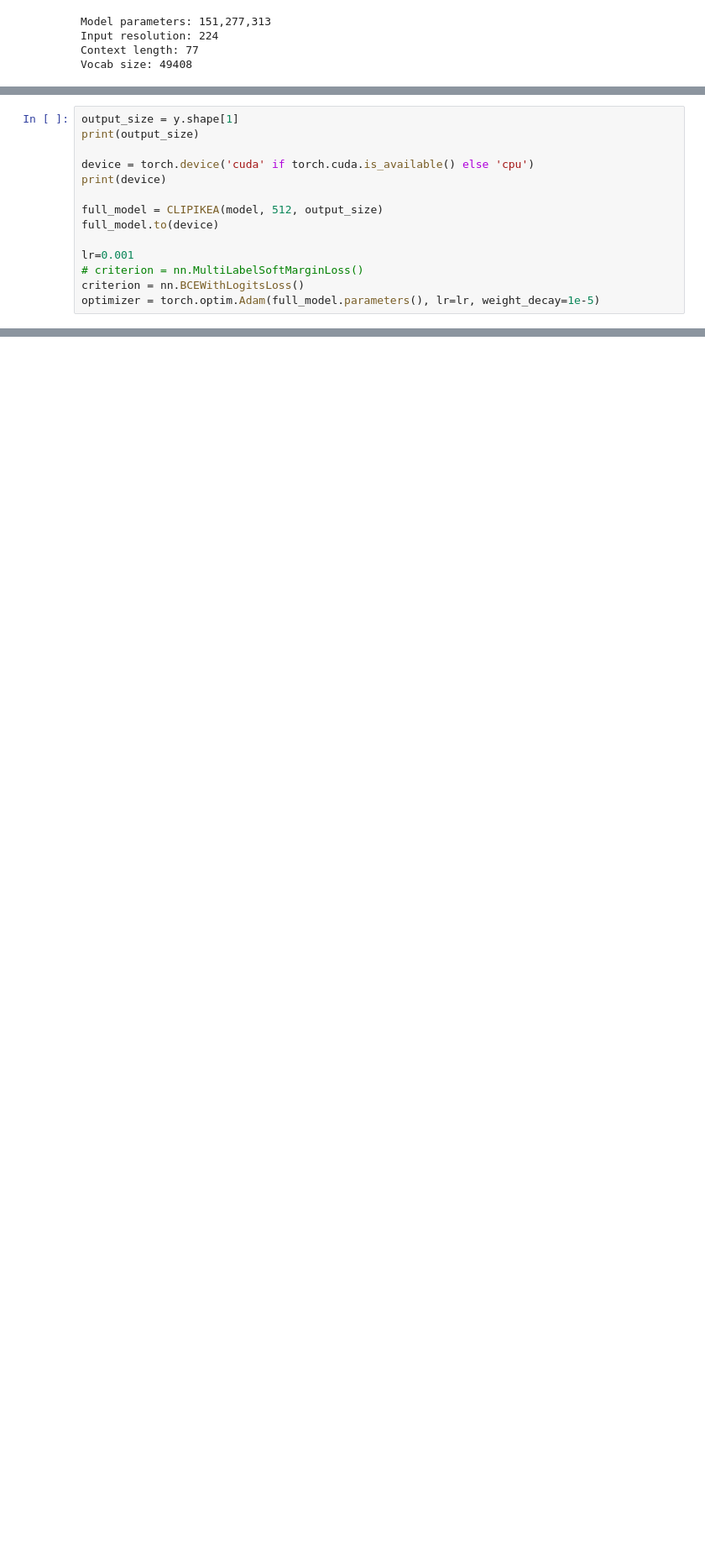
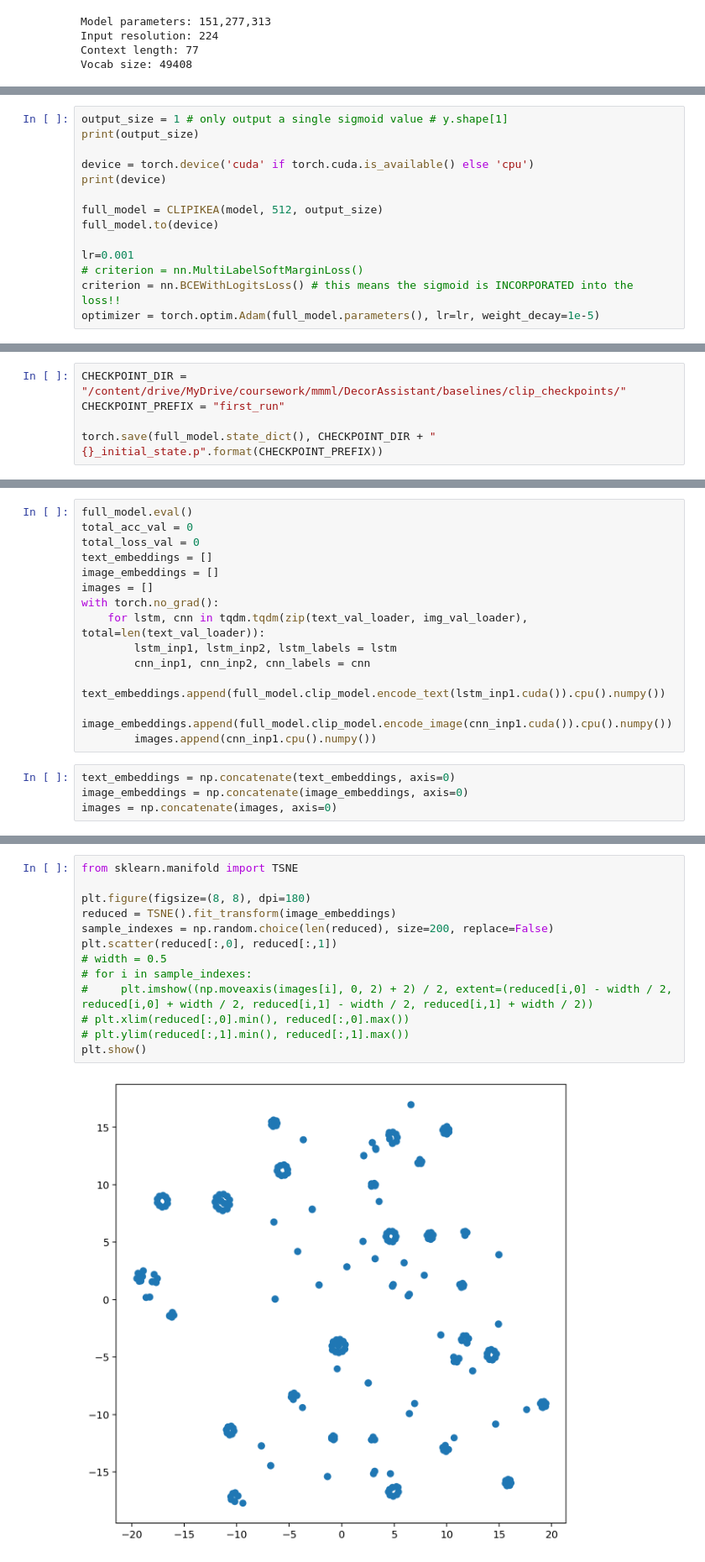
Before and after one commit to MichaelYxWang/DecorAssistant, a Jupyter notebook: baselines/CLIP_finetuning.ipynb, the cells around one changed output, grey strips where cells are left out. Shown: that part at 84% size. Saved outputs shown, nothing was run; the diff lists cells and outputs as text; blank space fills up the shorter version.

Commit message:
Make sure training/val products don't overlap; fix bugs in fine-tuning CLIP

```diff
--- a/baselines/CLIP_finetuning.ipynb
+++ b/baselines/CLIP_finetuning.ipynb
@@ -208,7 +301,7 @@ class CLIPIKEA(nn.Module):
 
         return out
 # %%
-output_size = y.shape[1]
+output_size = 1 # only output a single sigmoid value # y.shape[1]
 print(output_size)
 
 device = torch.device('cuda' if torch.cuda.is_available() else 'cpu')
@@ -219,6 +312,6 @@ full_model.to(device)
 
 lr=0.001
 # criterion = nn.MultiLabelSoftMarginLoss()
-criterion = nn.BCEWithLogitsLoss()
+criterion = nn.BCEWithLogitsLoss() # this means the sigmoid is INCORPORATED into the loss!!
 optimizer = torch.optim.Adam(full_model.parameters(), lr=lr, weight_decay=1e-5)
 # %% [output]
@@ -226,2 +319,7 @@ optimizer = torch.optim.Adam(full_model.parameters(), lr=lr, weight_decay=1e-5)
 cuda
+# %%
+CHECKPOINT_DIR = "/content/drive/MyDrive/coursework/mmml/DecorAssistant/baselines/clip_checkpoints/"
+CHECKPOINT_PREFIX = "first_run"
+
+torch.save(full_model.state_dict(), CHECKPOINT_DIR + "{}_initial_state.p".format(CHECKPOINT_PREFIX))
 # %%
@@ -287,0 +621,18 @@ Epoch 1: train_loss: 0.0000 train_acc: 1.0000 | val_loss: 0.0000 val_acc: 1.0000
+# %%
+full_model.eval()
+total_acc_val = 0
+total_loss_val = 0
+text_embeddings = []
+image_embeddings = []
+images = []
+with torch.no_grad():
+    for lstm, cnn in tqdm.tqdm(zip(text_val_loader, img_val_loader), total=len(text_val_loader)):
+        lstm_inp1, lstm_inp2, lstm_labels = lstm
+        cnn_inp1, cnn_inp2, cnn_labels = cnn
+        text_embeddings.append(full_model.clip_model.encode_text(lstm_inp1.cuda()).cpu().numpy())
+        image_embeddings.append(full_model.clip_model.encode_image(cnn_inp1.cuda()).cpu().numpy())
+        images.append(cnn_inp1.cpu().numpy())
+# %%
+text_embeddings = np.concatenate(text_embeddings, axis=0)
+image_embeddings = np.concatenate(image_embeddings, axis=0)
+images = np.concatenate(images, axis=0)
@@ -287,0 +648,15 @@ Epoch 1: train_loss: 0.0000 train_acc: 1.0000 | val_loss: 0.0000 val_acc: 1.0000
+# %%
+from sklearn.manifold import TSNE
+
+plt.figure(figsize=(8, 8), dpi=180)
+reduced = TSNE().fit_transform(image_embeddings)
+sample_indexes = np.random.choice(len(reduced), size=200, replace=False)
+plt.scatter(reduced[:,0], reduced[:,1])
+# width = 0.5
+# for i in sample_indexes:
+#     plt.imshow((np.moveaxis(images[i], 0, 2) + 2) / 2, extent=(reduced[i,0] - width / 2, reduced[i,0] + width / 2, reduced[i,1] - width / 2, reduced[i,1] + width / 2))
+# plt.xlim(reduced[:,0].min(), reduced[:,0].max())
+# plt.ylim(reduced[:,1].min(), reduced[:,1].max())
+plt.show()
+# %% [output]
+[figure, added]
```
Also changed, not shown: parts of 22 cells of this notebook.
